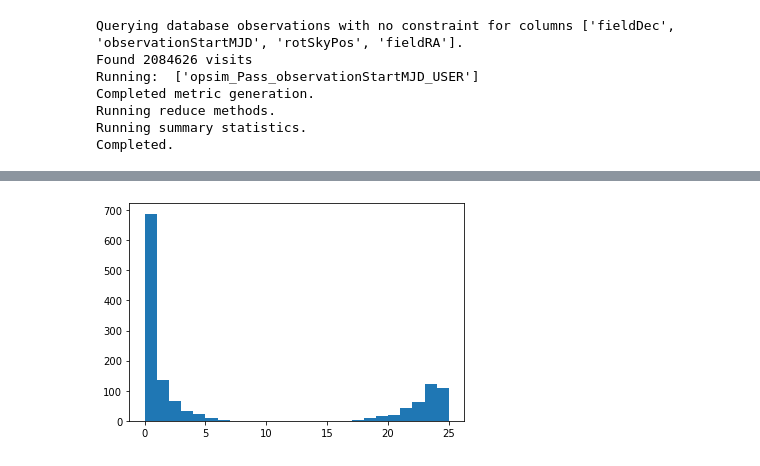
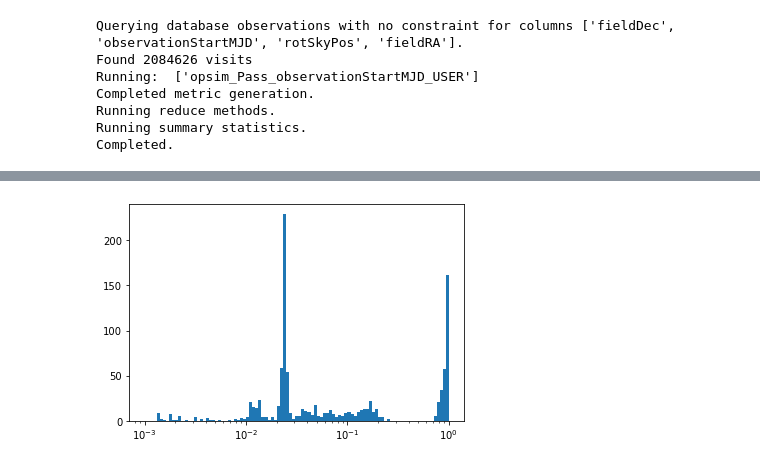
Before and after one commit to lsst-sims/sims_featureScheduler_runs2.0, a Jupyter notebook: long_gaps/Gap_check.ipynb, the cells around one changed output, grey strips where cells are left out. Drawn from its saved outputs; the diff is of its cells as text; code cells hidden in the pictures.

```diff
--- a/long_gaps/Gap_check.ipynb
+++ b/long_gaps/Gap_check.ipynb
@@ -56,4 +36,4 @@ masked_array(data=[array([(-21.50902375, 61340.16449363, 241.43198829, 3.5883600
 # %%
 full_diff = bundleList[0].metricValues[0]['observationStartMJD'][:,np.newaxis] - bundleList[0].metricValues[0]['observationStartMJD']
 # %%
-good = np.where((full_diff > 0) & (full_diff < 1.1) )
+good = np.where((full_diff > 0) & (full_diff < 1) )
@@ -64,4 +40,6 @@ _ack = plt.hist(full_diff[good]*24., bins=np.arange(26))
-# %%
-_ack = plt.hist(full_diff[good]*24., bins=np.arange(26))
-# %% [output]
-[figure, removed]
+# %%
+#_ack = plt.hist(full_diff[good]*24., bins=np.arange(26))
+ack = plt.hist(full_diff[good], bins=np.logspace(np.log10(0.001),np.log10(1.0), 100))
+plt.gca().set_xscale("log")
+# %% [output]
+[figure, added]
```
Also changed, not shown: parts of 4 cells of this notebook, 3 other files.
